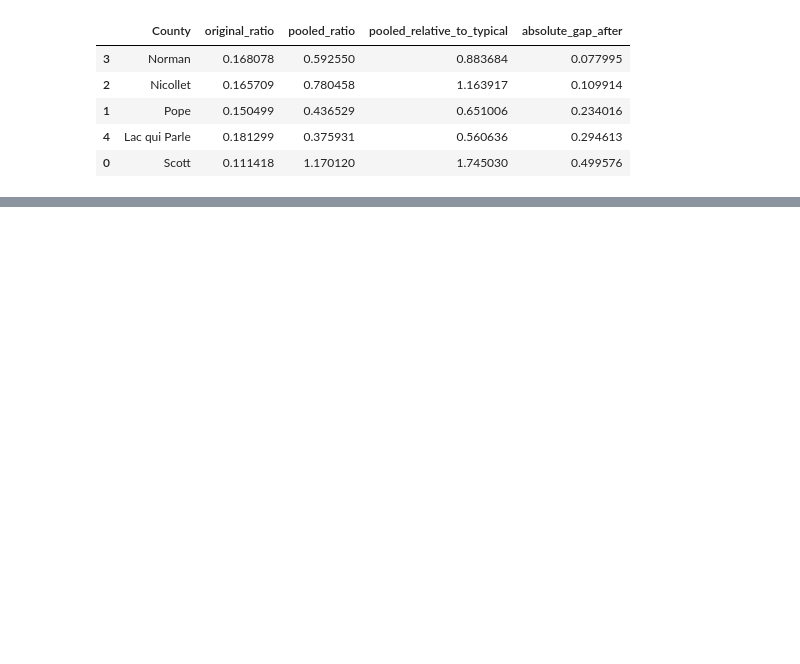
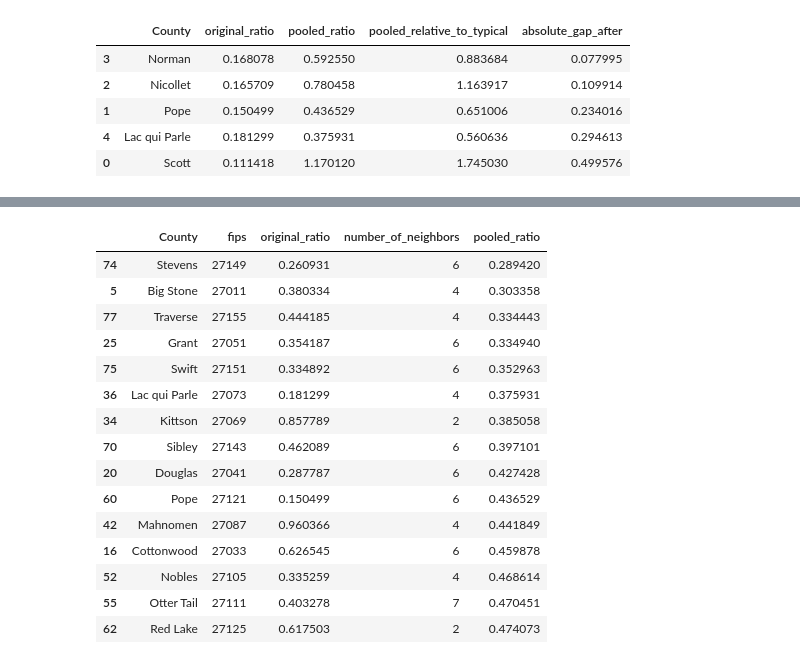
Before and after one commit to Hajar0Ahmed/MinneMUDAC2026Outliers, a Jupyter notebook: notebooks/hub_check.ipynb, the cells around one changed output, grey strips where cells are left out. Cells and saved outputs as stored; diff of their text form; code cells hidden in the pictures; blank space fills up the shorter version.

```diff
--- a/notebooks/hub_check.ipynb
+++ b/notebooks/hub_check.ipynb
@@ -318,3 +318,71 @@ display(
 | 1 | Pope | 0.150499 | 0.436529 | 0.651006 | 0.234016 |
 | 4 | Lac qui Parle | 0.181299 | 0.375931 | 0.560636 | 0.294613 |
 | 0 | Scott | 0.111418 | 1.170120 | 1.745030 | 0.499576 |
+# %%
+all_hub_results = []
+
+for _, county_row in county.iterrows():
+
+    county_name = county_row["County"]
+    county_fips = county_row["fips"]
+
+    neighbor_fips = (
+        mn_adjacency.loc[
+            mn_adjacency["County GEOID"] == county_fips,
+            "Neighbor GEOID"
+        ]
+        .dropna()
+        .tolist()
+    )
+
+    pooled_fips = [
+        county_fips
+    ] + neighbor_fips
+
+    pooled_data = county[
+        county["fips"].isin(
+            pooled_fips
+        )
+    ].copy()
+
+    pooled_observed = (
+        pooled_data["visits"].sum()
+    )
+
+    pooled_expected = (
+        pooled_data["expected_visits"].sum()
+    )
+
+    pooled_ratio = (
+        pooled_observed
+        / pooled_expected
+    )
+
+    all_hub_results.append(
+        {
+            "County": county_name,
+            "fips": county_fips,
+            "original_ratio":
+                county_row["coverage_ratio"],
+            "number_of_neighbors":
+                len(neighbor_fips),
+            "pooled_ratio":
+                pooled_ratio
+        }
+    )
+
+all_hub = pd.DataFrame(
+    all_hub_results
+)
+
+print(
+    "Counties:",
+    len(all_hub)
+)
+
+display(
+    all_hub
+    .sort_values("pooled_ratio")
+    .head(15)
+)
+# %% [output]
@@ -320,0 +390,16 @@ display(
+|  | County | fips | original_ratio | number_of_neighbors | pooled_ratio |
+| 74 | Stevens | 27149 | 0.260931 | 6 | 0.289420 |
+| 5 | Big Stone | 27011 | 0.380334 | 4 | 0.303358 |
+| 77 | Traverse | 27155 | 0.444185 | 4 | 0.334443 |
+| 25 | Grant | 27051 | 0.354187 | 6 | 0.334940 |
+| 75 | Swift | 27151 | 0.334892 | 6 | 0.352963 |
+| 36 | Lac qui Parle | 27073 | 0.181299 | 4 | 0.375931 |
+| 34 | Kittson | 27069 | 0.857789 | 2 | 0.385058 |
+| 70 | Sibley | 27143 | 0.462089 | 6 | 0.397101 |
+| 20 | Douglas | 27041 | 0.287787 | 6 | 0.427428 |
+| 60 | Pope | 27121 | 0.150499 | 6 | 0.436529 |
+| 42 | Mahnomen | 27087 | 0.960366 | 4 | 0.441849 |
+| 16 | Cottonwood | 27033 | 0.626545 | 6 | 0.459878 |
+| 52 | Nobles | 27105 | 0.335259 | 4 | 0.468614 |
+| 55 | Otter Tail | 27111 | 0.403278 | 7 | 0.470451 |
+| 62 | Red Lake | 27125 | 0.617503 | 2 | 0.474073 |
```
Also changed, not shown: parts of 6 cells of this notebook, 4 other files.
